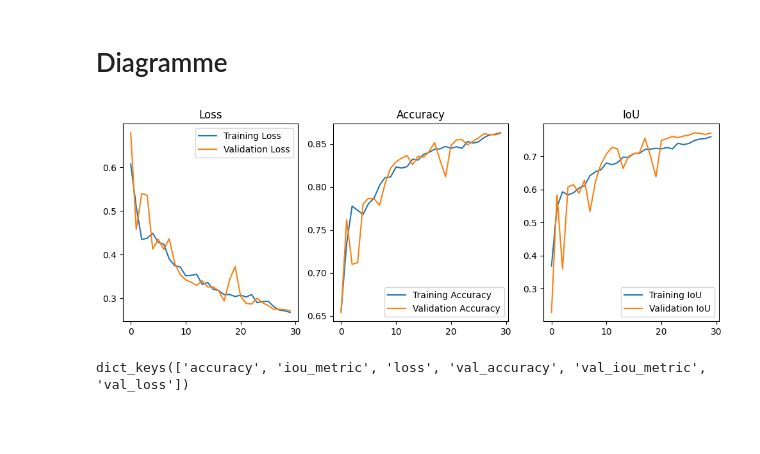
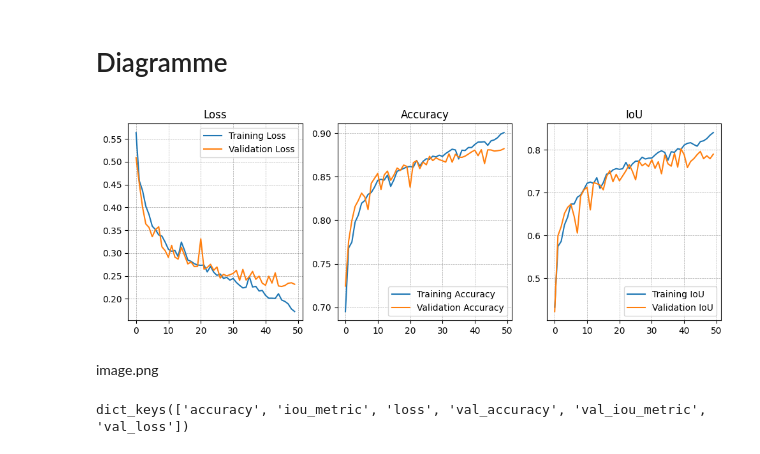
Before and after one commit to albiosz/flood-area-segmentation, a Jupyter notebook: Data_Augmentation.ipynb, the cells around one changed output. Drawn from its saved outputs; the diff is of its cells as text; code cells hidden in the pictures; blank space fills up the shorter version.

Commit message:
add saving diagrams to files for further documentation of results

```diff
--- a/Data_Augmentation.ipynb
+++ b/Data_Augmentation.ipynb
@@ -106,7 +106,7 @@ Model: "functional"
 history = model.fit(
     X_train, y_train,
     validation_data=(X_val, y_val),
-    epochs=30,
+    epochs=50,
     batch_size=BATCH_SIZE
 )
 # %% [output]
@@ -144,32 +148,52 @@ model.save('./trained_models/flood_segmentation_model_data_augmented.keras')
 # %% [markdown]
 # Diagramme
 # %%
-# Plot training history#
+# Plot training history
+from datetime import datetime
 
 # Loss
 plt.figure(figsize=(12, 4))
 plt.subplot(1, 3, 1)
 plt.plot(history.history['loss'], label='Training Loss')
 plt.plot(history.history['val_loss'], label='Validation Loss')
 plt.legend()
+plt.grid(True,
+         linestyle='--',    # Dashed lines
+         linewidth=0.5,     # Line width
+         alpha=0.7,         # Transparency
+         color='gray')      # Color
 plt.title('Loss')
 
 # Accuracy
 plt.subplot(1, 3, 2)
 plt.plot(history.history['accuracy'], label='Training Accuracy')
 plt.plot(history.history['val_accuracy'], label='Validation Accuracy')
 plt.legend()
+plt.grid(True,
+         linestyle='--',    # Dashed lines
+         linewidth=0.5,     # Line width
+         alpha=0.7,         # Transparency
+         color='gray')      # Color
 plt.title('Accuracy')
 
 # Intersection over Union
 plt.subplot(1, 3, 3)
 plt.plot(history.history['iou_metric'], label='Training IoU')
 plt.plot(history.history['val_iou_metric'], label='Validation IoU')
 plt.legend()
+plt.grid(True,
+         linestyle='--',    # Dashed lines
+         linewidth=0.5,     # Line width
+         alpha=0.7,         # Transparency
+         color='gray')      # Color
 plt.title('IoU')
+
+plt.savefig(f'./img/training_metrics_data_augmentation_{datetime.now().isoformat()}.png', dpi=300, bbox_inches='tight')
 plt.show()
 # %% [output]
-[figure, old version]
+[figure, new version]
+# %% [markdown]
+image.png
 # %%
 print(history.history.keys())
 # %% [output]
```
Also changed, not shown: parts of 7 cells of this notebook, 8 other files.
